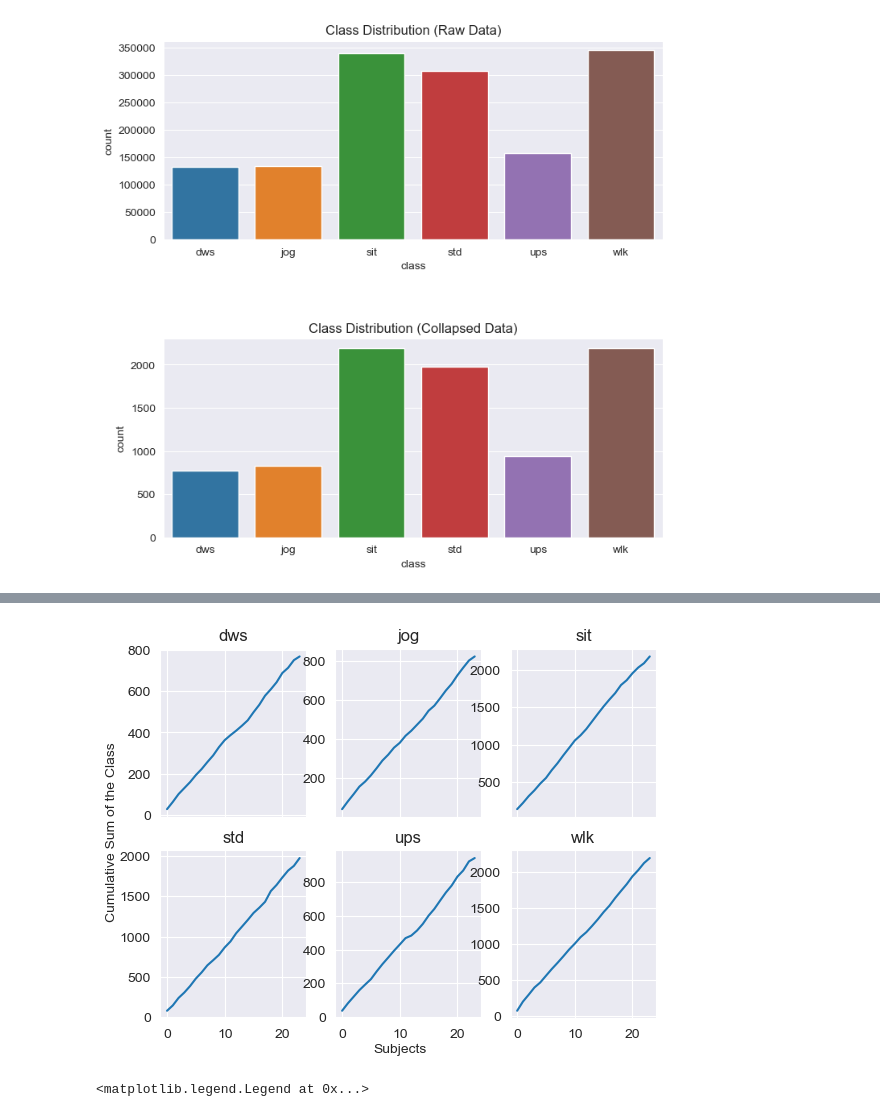
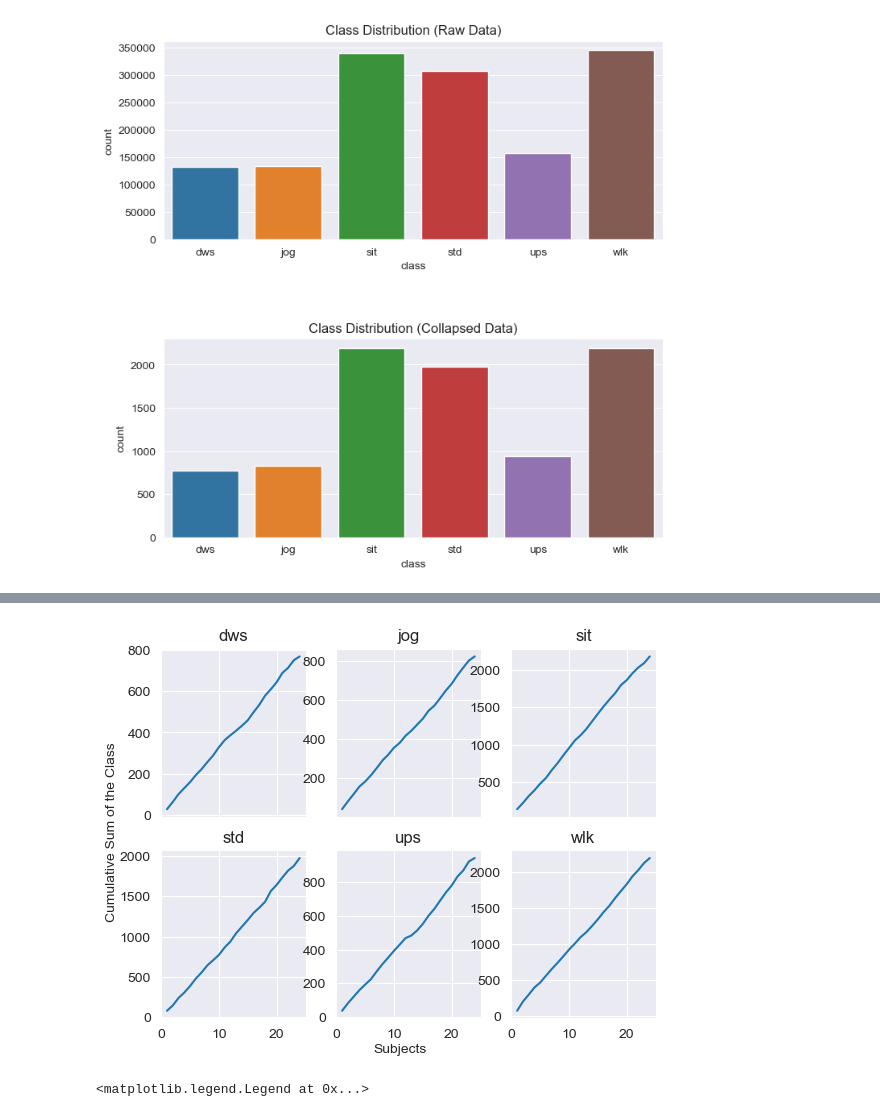
Before and after one commit to Sgazzirro/DataMiningProject, a Jupyter notebook: LavorettiProvaDiAngelo/exploratory_data_analysis.ipynb, the cells around one changed output, grey strips where cells are left out. Saved outputs shown, nothing was run; the diff lists cells and outputs as text; code cells hidden in the pictures.

```diff
--- a/LavorettiProvaDiAngelo/exploratory_data_analysis.ipynb
+++ b/LavorettiProvaDiAngelo/exploratory_data_analysis.ipynb
@@ -75,3 +99,6 @@ raw_dataset
+# %%
+raw_dataset = pd.read_csv("raw_dataset.csv", index_col=0)
+collapsed_dataset = pd.read_csv("collapsed_dataset.csv", index_col=0)
 # %%
 fig, axes = plt.subplots(2, 1, figsize=(8,8))
 plt.subplots_adjust(hspace = 0.5)
@@ -99,17 +143,14 @@ Text(0.5, 1.0, 'Different lenght of Trial 13 (Sitting) for some subjects')
 # %%
 fig, axes = plt.subplots(2, 3, sharex=True)
 index = 0
 fig.text(0.5, 0.04, 'Subjects', ha='center')
 fig.text(0.04, 0.5, 'Cumulative Sum of the Class', va='center', rotation='vertical')
 for act in ACTIVITY_CODES:
-    length_act = []
-    for i in ACTORS:
-        df_temp = create_time_series_speed_up([act], TRIAL_CODES, [i])
-        length_act.append(df_temp["class"].count())
+    length_act = get_some_filter(collapsed_dataset, ACTORS, [act])["subject"].value_counts().sort_index()
     axes[int(index/3)][index%3].plot(np.cumsum(length_act))
     axes[int(index/3)][index%3].set_title(str(act))
     index += 1
 # %% [output]
-[figure, old version]
+[figure, new version]
 # %%
 labels = ["subject 5", "subject 6", "subject 7", "subject 8", "subject 9", "subject 10"]
```
Also changed, not shown: parts of 34 cells of this notebook, 2 other files.
